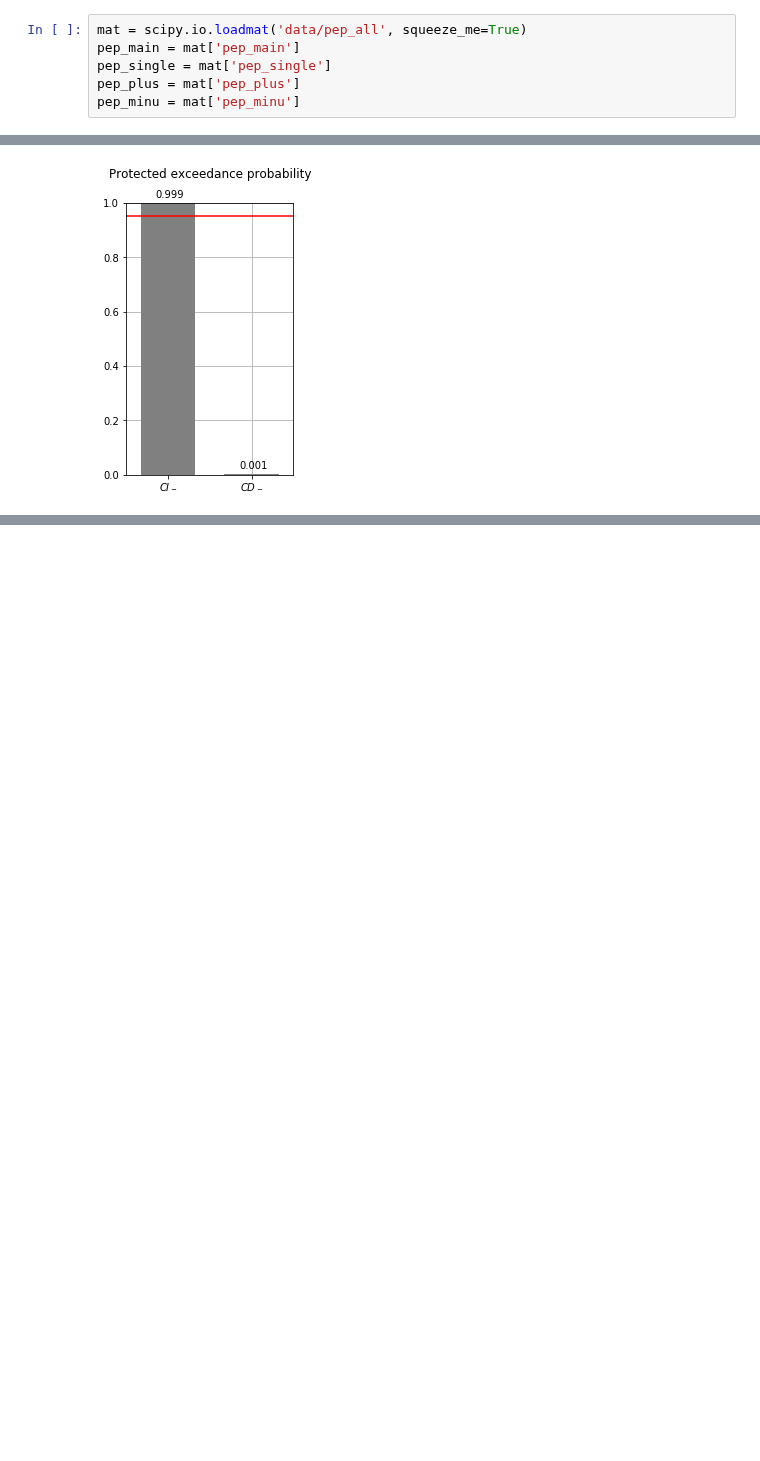
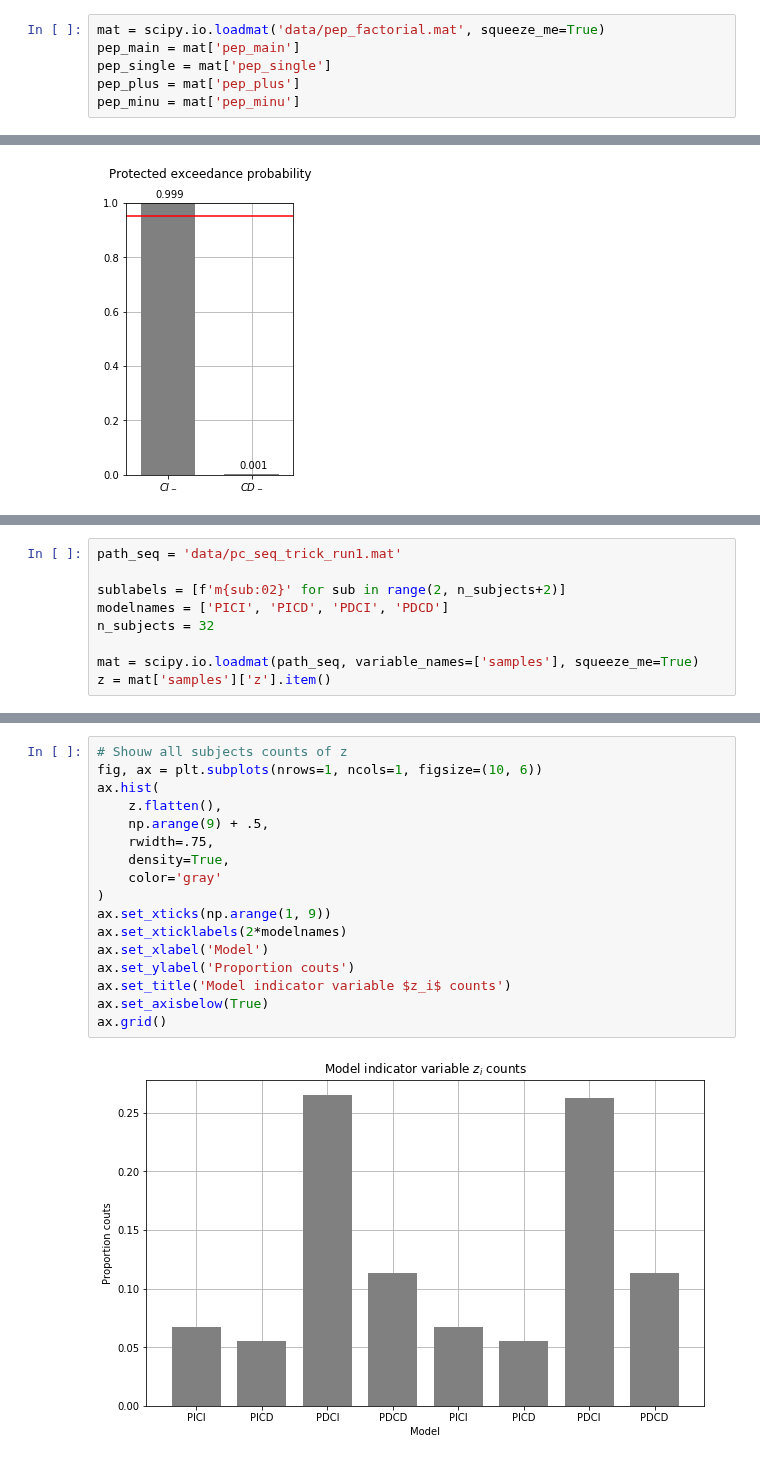
Before and after one commit to kbonna/decidenet, a Jupyter notebook: behavioral_analysis/matjags-dn/dn_bm_02_model_selection.ipynb, the cells around one changed output, grey strips where cells are left out. Saved outputs shown, nothing was run; the diff lists cells and outputs as text; blank space fills up the shorter version.

```diff
--- a/behavioral_analysis/matjags-dn/dn_bm_02_model_selection.ipynb
+++ b/behavioral_analysis/matjags-dn/dn_bm_02_model_selection.ipynb
@@ -278,7 +326,7 @@ scipy.io.savemat('data/pmp_all', mdict, appendmat=True)
 # %% [markdown]
 Before running code below run `dn_bm_03_vba.m` script to obtain posterior exceedance probabilities
 # %%
-mat = scipy.io.loadmat('data/pep_all', squeeze_me=True)
+mat = scipy.io.loadmat('data/pep_factorial.mat', squeeze_me=True)
 pep_main = mat['pep_main']
 pep_single = mat['pep_single']
 pep_plus = mat['pep_plus']
@@ -299,0 +350,9 @@ gen_pep_barplot(np.flip(pep_minu), ['$CI_-$', '$CD_-$'],
+# %%
+path_seq = 'data/pc_seq_trick_run1.mat'
+
+sublabels = [f'm{sub:02}' for sub in range(2, n_subjects+2)]
+modelnames = ['PICI', 'PICD', 'PDCI', 'PDCD']
+n_subjects = 32
+
+mat = scipy.io.loadmat(path_seq, variable_names=['samples'], squeeze_me=True)
+z = mat['samples']['z'].item()
@@ -299,0 +372,19 @@ gen_pep_barplot(np.flip(pep_minu), ['$CI_-$', '$CD_-$'],
+# %%
+# Shouw all subjects counts of z
+fig, ax = plt.subplots(nrows=1, ncols=1, figsize=(10, 6))
+ax.hist(
+    z.flatten(),
+    np.arange(9) + .5,
+    rwidth=.75,
+    density=True,
+    color='gray'
+)
+ax.set_xticks(np.arange(1, 9))
+ax.set_xticklabels(2*modelnames)
+ax.set_xlabel('Model')
+ax.set_ylabel('Proportion couts')
+ax.set_title('Model indicator variable $z_i$ counts')
+ax.set_axisbelow(True)
+ax.grid()
+# %% [output]
+[figure, added]
```
Also changed, not shown: parts of 12 cells of this notebook, 3 other files.
